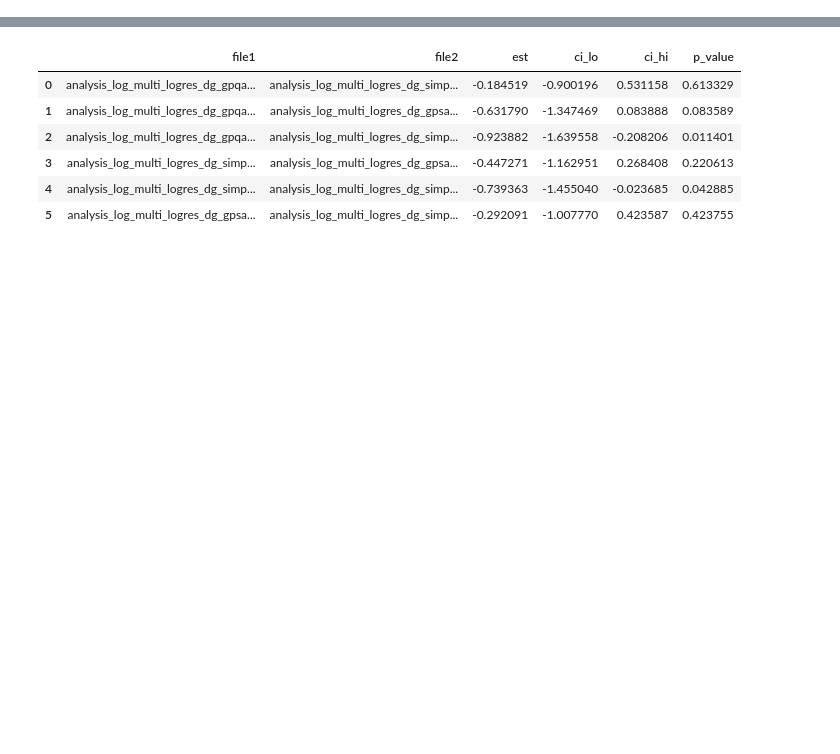
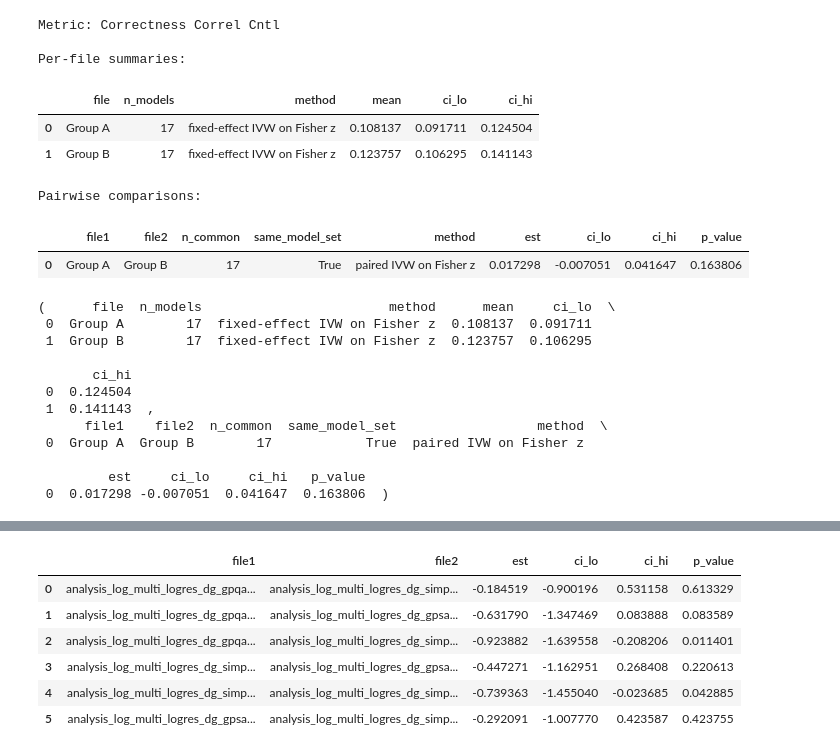
Before and after one commit to cma1114/self_awareness, a Jupyter notebook: metacog/analysis_with_visualizations.ipynb, the cells around one changed output, grey strips where cells are left out. Saved outputs shown, nothing was run; the diff lists cells and outputs as text; code cells hidden in the pictures; blank space fills up the shorter version.

```diff
--- a/metacog/analysis_with_visualizations.ipynb
+++ b/metacog/analysis_with_visualizations.ipynb
@@ -441,3 +598,34 @@ def stabilize_se(se: np.ndarray, fallback: str = 'floor') -> Tuple[np.ndarray, b
+# %%
+files_class1 = ["analysis_log_multi_logres_dg_gpqa_dg_full_hist_parsed.txt", "analysis_log_multi_logres_dg_simplemc_dg_full_hist_parsed.txt"]
+files_class2 = ["analysis_log_multi_logres_dg_gpsa_dg_full_hist_parsed.txt", "analysis_log_multi_logres_dg_simpleqa_dg_full_hist_parsed.txt"]
+
+analyze_metric_across_file_groups(
+    metric_name="Correctness Correl Cntl",
+    file_paths_a=files_class1,
+    file_paths_b=files_class2,
+)
+# %% [output]
+Metric: Correctness Correl Cntl
+
+Per-file summaries:
+|  | file | n_models | method | mean | ci_lo | ci_hi |
+| 0 | Group A | 17 | fixed-effect IVW on Fisher z | 0.108137 | 0.091711 | 0.124504 |
+| 1 | Group B | 17 | fixed-effect IVW on Fisher z | 0.123757 | 0.106295 | 0.141143 |
+Pairwise comparisons:
+|  | file1 | file2 | n_common | same_model_set | method | est | ci_lo | ci_hi | p_value |
+| 0 | Group A | Group B | 17 | True | paired IVW on Fisher z | 0.017298 | -0.007051 | 0.041647 | 0.163806 |
+(      file  n_models                        method      mean     ci_lo  \
+ 0  Group A        17  fixed-effect IVW on Fisher z  0.108137  0.091711
+ 1  Group B        17  fixed-effect IVW on Fisher z  0.123757  0.106295
+
+       ci_hi
+ 0  0.124504
+ 1  0.141143  ,
+      file1    file2  n_common  same_model_set                  method  \
+ 0  Group A  Group B        17            True  paired IVW on Fisher z
+
+         est     ci_lo     ci_hi   p_value
+ 0  0.017298 -0.007051  0.041647  0.163806  )
 # %%
 files = ["analysis_log_multi_logres_dg_gpqa_dg_full_hist_parsed.txt", "analysis_log_multi_logres_dg_simplemc_dg_full_hist_parsed.txt", "analysis_log_multi_logres_dg_gpsa_dg_full_hist_parsed.txt", "analysis_log_multi_logres_dg_simpleqa_dg_full_hist_parsed.txt"]
 
```
Also changed, not shown: parts of 3 cells of this notebook, 56 other files.
